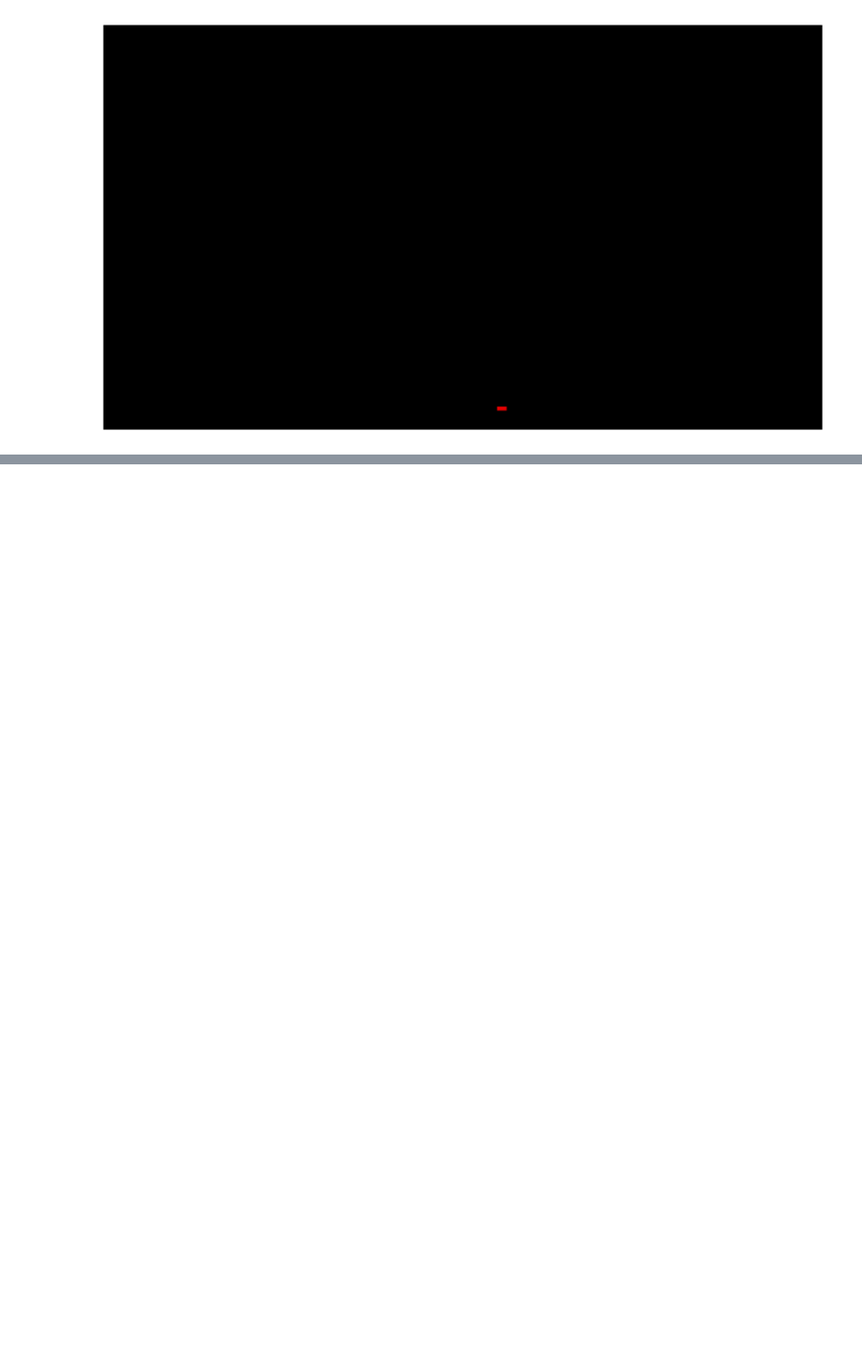
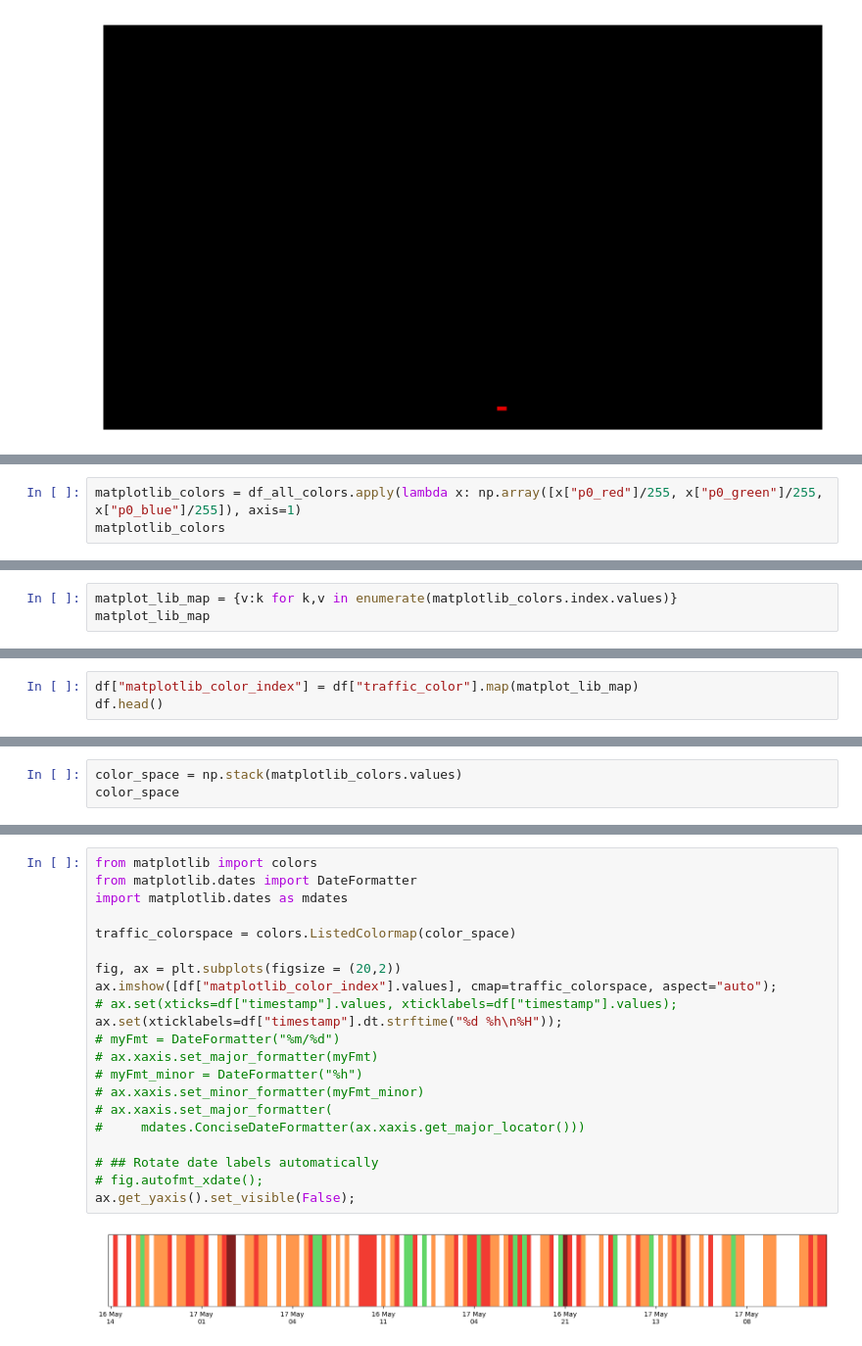
Before and after one commit to datarootsio/filedrukte_Craeybeckxlaan, a Jupyter notebook: calc_length.ipynb, the cells around one changed output, grey strips where cells are left out. Shown at 98% size. Cells and saved outputs as stored; diff of their text form; blank space fills up the shorter version.

```diff
--- a/calc_length.ipynb
+++ b/calc_length.ipynb
@@ -118,0 +266,3 @@ plt.imshow(result);
+# %%
+matplotlib_colors = df_all_colors.apply(lambda x: np.array([x["p0_red"]/255, x["p0_green"]/255, x["p0_blue"]/255]), axis=1)
+matplotlib_colors
@@ -118,0 +277,3 @@ plt.imshow(result);
+# %%
+matplot_lib_map = {v:k for k,v in enumerate(matplotlib_colors.index.values)}
+matplot_lib_map
@@ -118,0 +282,3 @@ plt.imshow(result);
+# %%
+df["matplotlib_color_index"] = df["traffic_color"].map(matplot_lib_map)
+df.head()
@@ -118,0 +304,3 @@ plt.imshow(result);
+# %%
+color_space = np.stack(matplotlib_colors.values)
+color_space
@@ -118,0 +339,23 @@ plt.imshow(result);
+# %%
+from matplotlib import colors
+from matplotlib.dates import DateFormatter
+import matplotlib.dates as mdates
+
+traffic_colorspace = colors.ListedColormap(color_space)
+
+fig, ax = plt.subplots(figsize = (20,2))
+ax.imshow([df["matplotlib_color_index"].values], cmap=traffic_colorspace, aspect="auto");
+# ax.set(xticks=df["timestamp"].values, xticklabels=df["timestamp"].values);
+ax.set(xticklabels=df["timestamp"].dt.strftime("%d %h\n%H"));
+# myFmt = DateFormatter("%m/%d")
+# ax.xaxis.set_major_formatter(myFmt)
+# myFmt_minor = DateFormatter("%h")
+# ax.xaxis.set_minor_formatter(myFmt_minor)
+# ax.xaxis.set_major_formatter(
+#     mdates.ConciseDateFormatter(ax.xaxis.get_major_locator()))
+
+# ## Rotate date labels automatically
+# fig.autofmt_xdate();
+ax.get_yaxis().set_visible(False);
+# %% [output]
+[figure, added]
```
Also changed, not shown: parts of 30 cells of this notebook.
